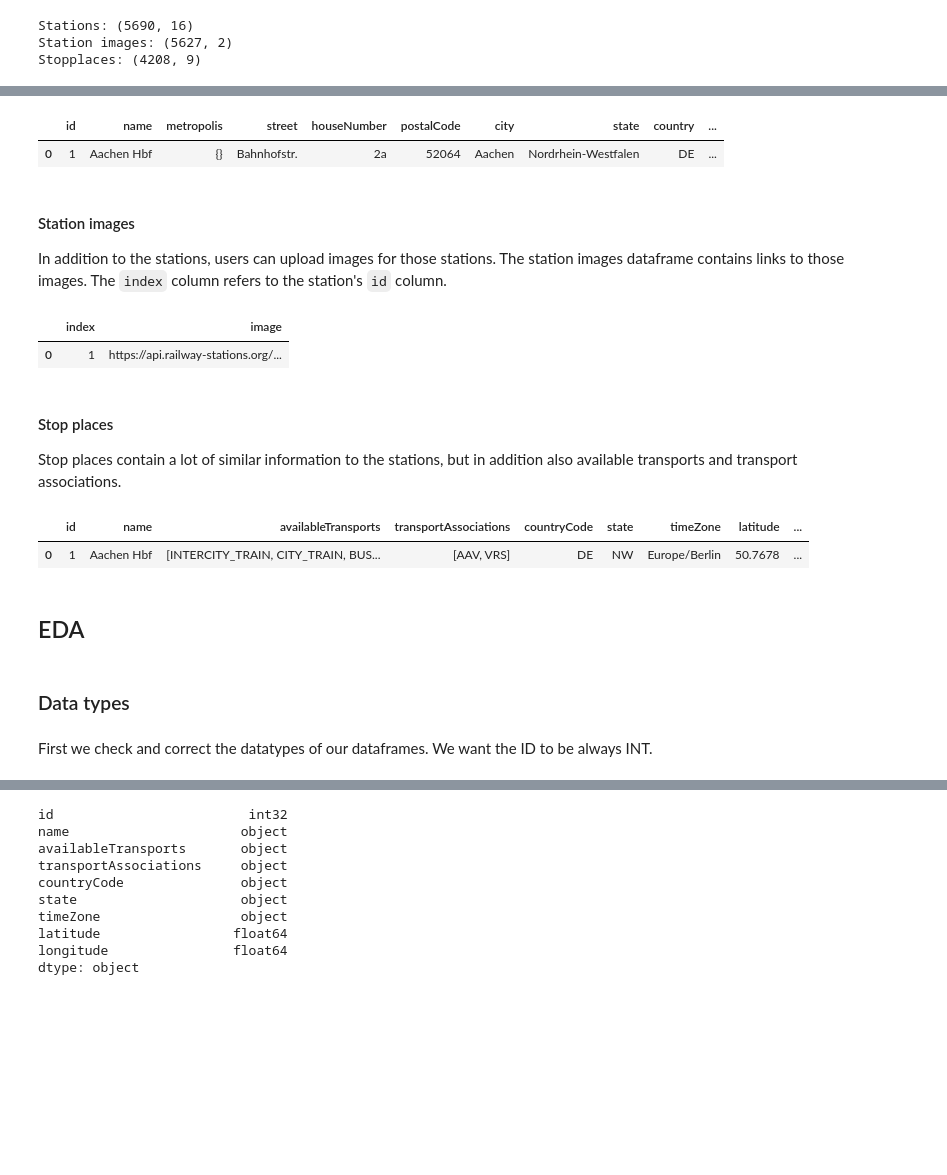
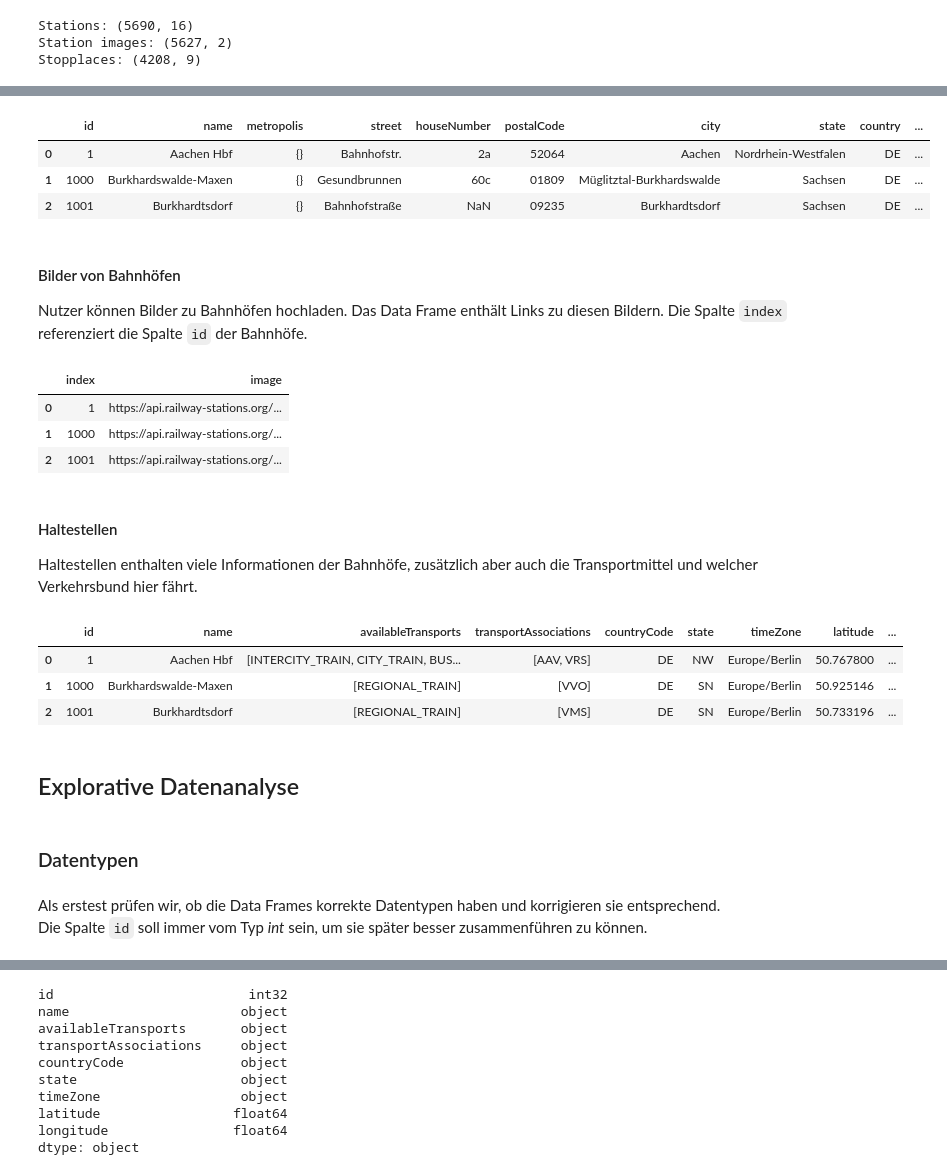
Before and after one commit to lz039/python4ds_project, a Jupyter notebook: DB_EDA.ipynb, the cells around one changed output, grey strips where cells are left out. Saved outputs shown, nothing was run; the diff lists cells and outputs as text; code cells hidden in the pictures; blank space fills up the shorter version.

```diff
--- a/DB_EDA.ipynb
+++ b/DB_EDA.ipynb
@@ -55,34 +95,41 @@ The stations dataframe contains all 'Deutsche Bahn' train stations in germany, i
 # %%
-df_stations.head(1)
+df_stations.head(3)
 # %% [output]
 |  | id | name | metropolis | street | houseNumber | postalCode | city | state | country | ... |
 | 0 | 1 | Aachen Hbf | {} | Bahnhofstr. | 2a | 52064 | Aachen | Nordrhein-Westfalen | DE | ... |
+| 1 | 1000 | Burkhardswalde-Maxen | {} | Gesundbrunnen | 60c | 01809 | Müglitztal-Burkhardswalde | Sachsen | DE | ... |
+| 2 | 1001 | Burkhardtsdorf | {} | Bahnhofstraße | NaN | 09235 | Burkhardtsdorf | Sachsen | DE | ... |
-# %% [markdown]
-#### Station images
-
-In addition to the stations, users can upload images for those stations.
-The station images dataframe contains links to those images.
-The `index` column refers to the station's `id` column.
+# %% [markdown]
+#### Bilder von Bahnhöfen
+
+Nutzer können Bilder zu Bahnhöfen hochladen.
+Das Data Frame enthält Links zu diesen Bildern.
+Die Spalte `index` referenziert die Spalte `id` der Bahnhöfe.
 # %%
-df_images.head(1)
+df_images.head(3)
 # %% [output]
 |  | index | image |
 | 0 | 1 | https://api.railway-stations.org/... |
+| 1 | 1000 | https://api.railway-stations.org/... |
+| 2 | 1001 | https://api.railway-stations.org/... |
-# %% [markdown]
-#### Stop places
-
-Stop places contain a lot of similar information to the stations, but in addition also available transports and transport associations.
+# %% [markdown]
+#### Haltestellen
+
+Haltestellen enthalten viele Informationen der Bahnhöfe, zusätzlich aber auch die Transportmittel und welcher Verkehrsbund hier fährt.
 # %%
-df_stopplaces.head(1)
+df_stopplaces.head(3)
 # %% [output]
 |  | id | name | availableTransports | transportAssociations | countryCode | state | timeZone | latitude | ... |
-| 0 | 1 | Aachen Hbf | [INTERCITY_TRAIN, CITY_TRAIN, BUS... | [AAV, VRS] | DE | NW | Europe/Berlin | 50.7678 | ... |
+| 0 | 1 | Aachen Hbf | [INTERCITY_TRAIN, CITY_TRAIN, BUS... | [AAV, VRS] | DE | NW | Europe/Berlin | 50.767800 | ... |
+| 1 | 1000 | Burkhardswalde-Maxen | [REGIONAL_TRAIN] | [VVO] | DE | SN | Europe/Berlin | 50.925146 | ... |
+| 2 | 1001 | Burkhardtsdorf | [REGIONAL_TRAIN] | [VMS] | DE | SN | Europe/Berlin | 50.733196 | ... |
+# %% [markdown]
+## Explorative Datenanalyse
 # %% [markdown]
-## EDA
+### Datentypen
-# %% [markdown]
-### Data types
-# %% [markdown]
-First we check and correct the datatypes of our dataframes. We want the ID to be always INT.
+# %% [markdown]
+Als erstest prüfen wir, ob die Data Frames korrekte Datentypen haben und korrigieren sie entsprechend.<br>
+Die Spalte `id` soll immer vom Typ *int* sein, um sie später besser zusammenführen zu können.
 # %%
 df_stations['id'] = df_stations['id'].astype(int)
 df_stations.dtypes
```
Also changed, not shown: parts of 61 cells of this notebook, 3 other files.
